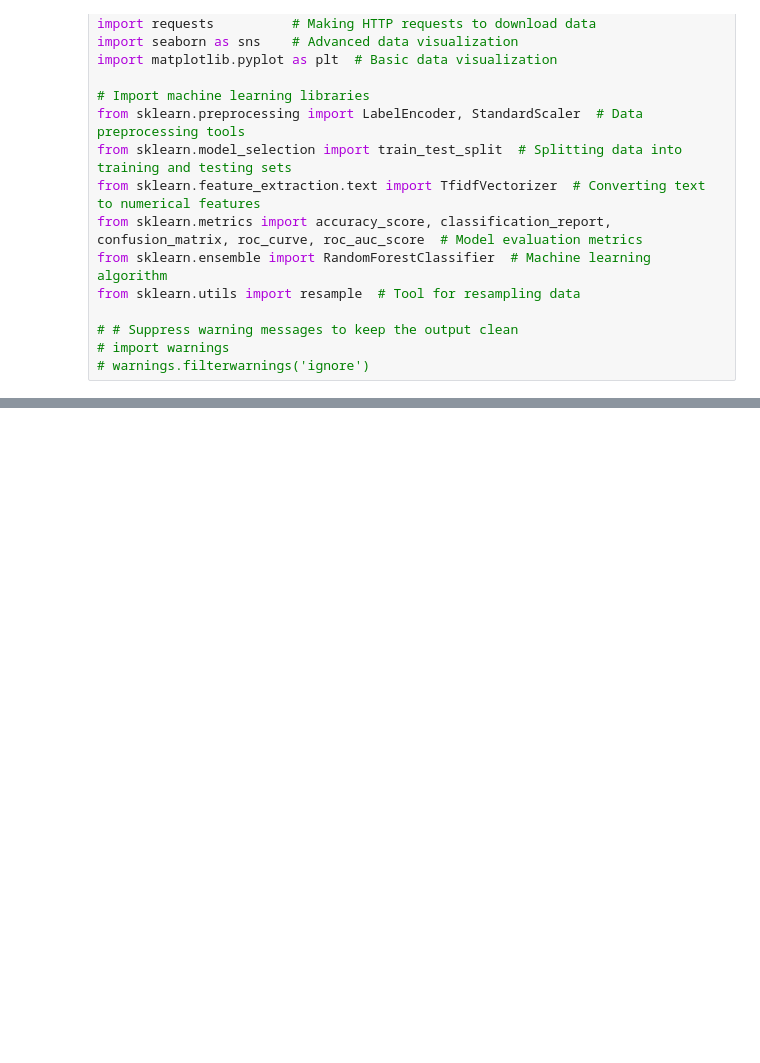
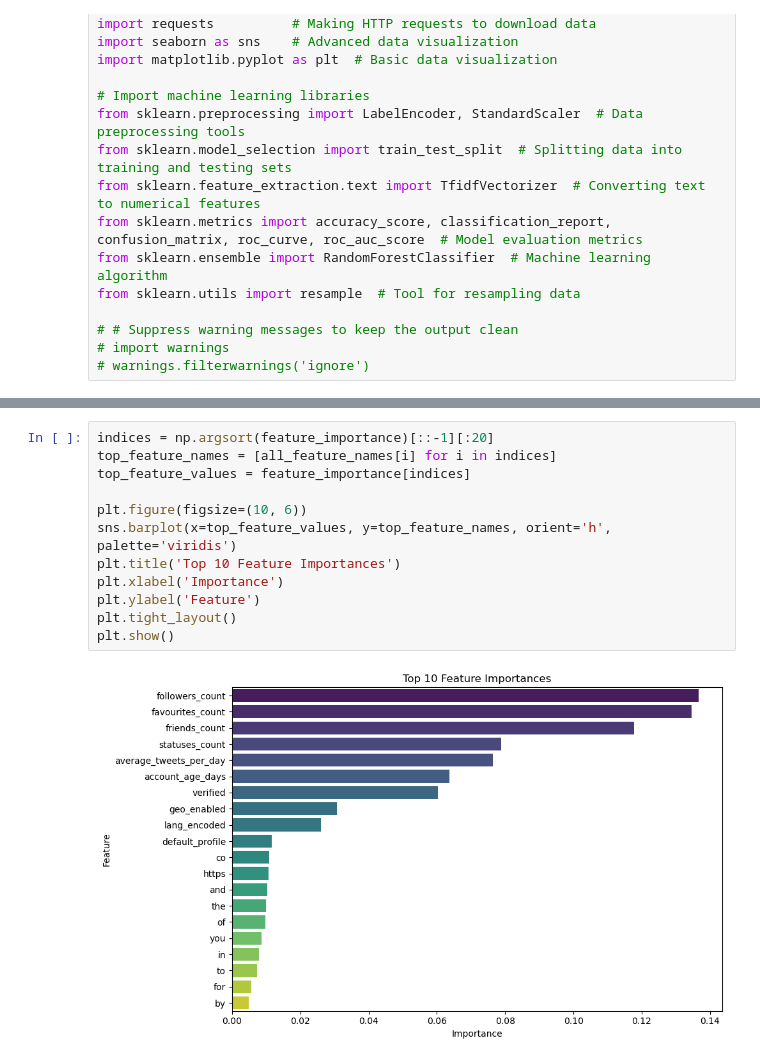
Before and after one commit to kyle-he/csci467_finalproject, a Jupyter notebook: random_forest.ipynb, the cells around one changed output, grey strips where cells are left out. Saved outputs shown, nothing was run; the diff lists cells and outputs as text; blank space fills up the shorter version.

```diff
--- a/random_forest.ipynb
+++ b/random_forest.ipynb
@@ -172,0 +201,14 @@ df_combined
+# %%
+indices = np.argsort(feature_importance)[::-1][:20]
+top_feature_names = [all_feature_names[i] for i in indices]
+top_feature_values = feature_importance[indices]
+
+plt.figure(figsize=(10, 6))
+sns.barplot(x=top_feature_values, y=top_feature_names, orient='h', palette='viridis')
+plt.title('Top 10 Feature Importances')
+plt.xlabel('Importance')
+plt.ylabel('Feature')
+plt.tight_layout()
+plt.show()
+# %% [output]
+[figure, added]
```
Also changed, not shown: parts of 4 cells of this notebook.
